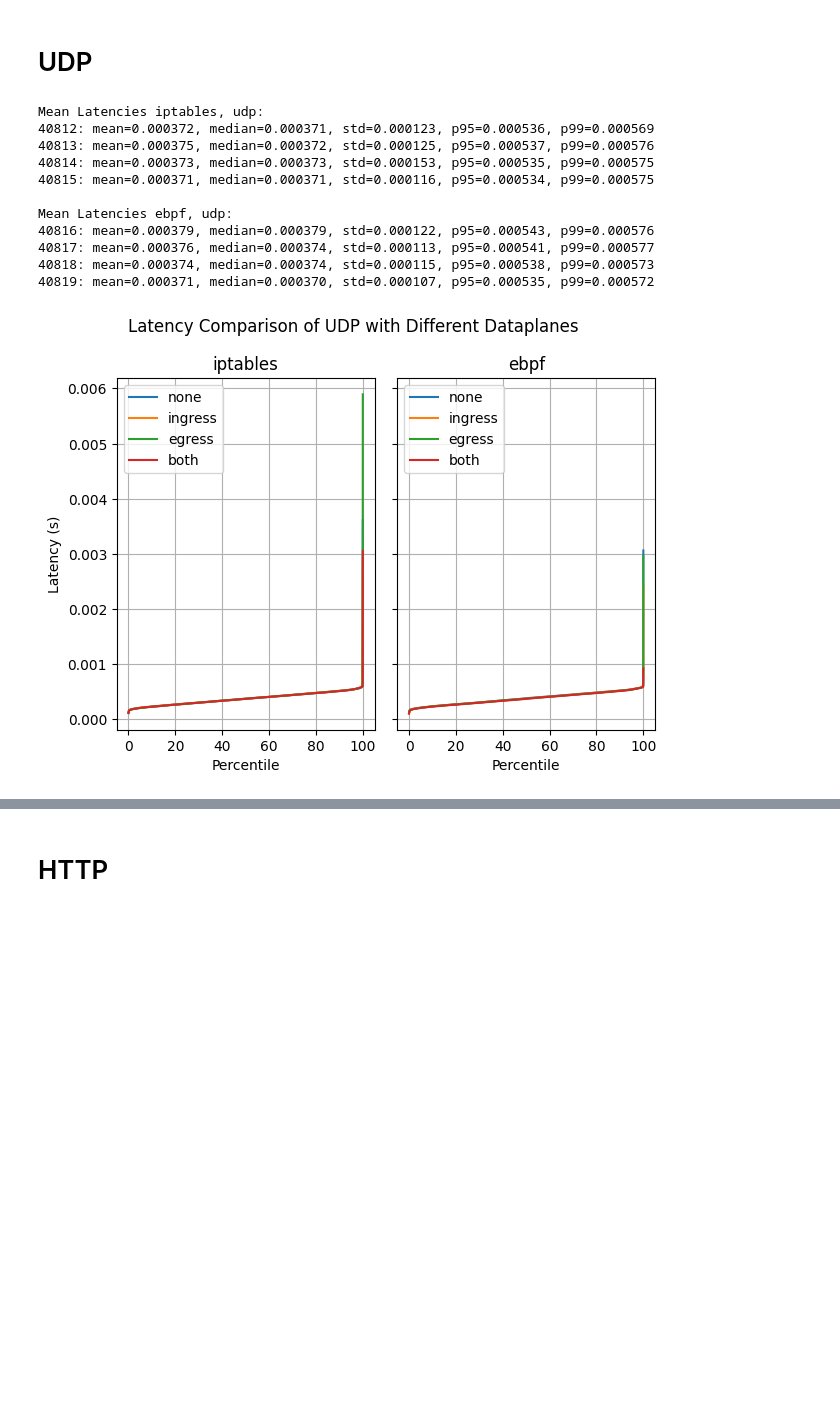
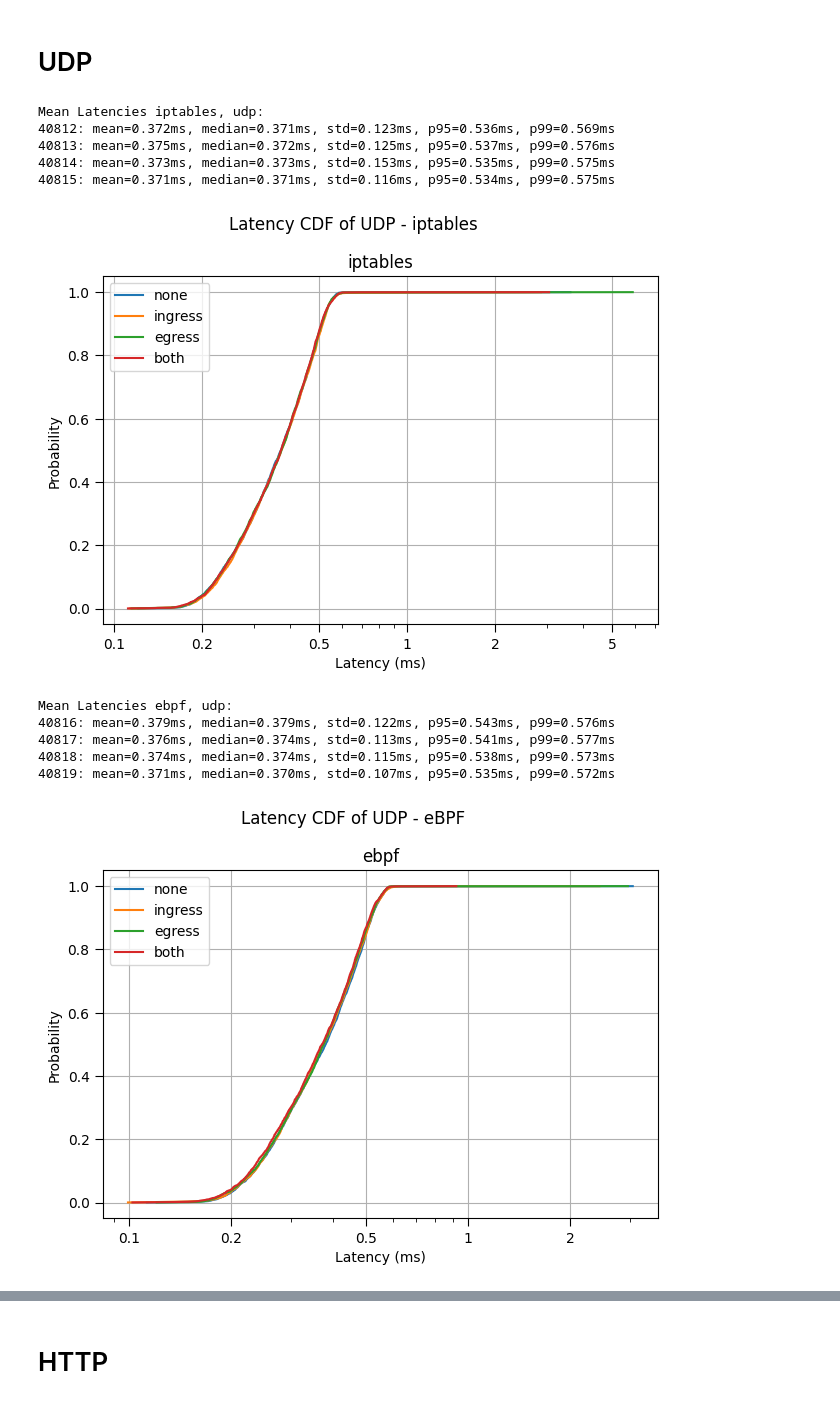
Before and after one commit to EmilZackrisson/thesis, a Jupyter notebook: Analysis/latency_combined_runs_1420.ipynb, the cells around one changed output, grey strips where cells are left out. Cells and saved outputs as stored; diff of their text form; code cells hidden in the pictures; blank space fills up the shorter version.

```diff
--- a/Analysis/latency_combined_runs_1420.ipynb
+++ b/Analysis/latency_combined_runs_1420.ipynb
@@ -387,35 +479,37 @@ Istio traffic (with acceleration + policy=true): using ebpf is 0.2% faster than
 # %% [markdown]
 # UDP
 # %%
-fig, axs = plt.subplots(1,2,sharey=True)
-fig.suptitle('Latency Comparison of UDP with Different Dataplanes')
+# UDP CDFs: separate figures per dataplane
 
 # iptables
-#experimentstocompare = ['40634', '40635', '40636', '40637']
 experimentstocompare = IPTABLES_UDP_EXPIDS
 print(f"Mean Latencies {get_experiment_info(experimentstocompare[0])['Dataplane']}, {get_experiment_info(experimentstocompare[0])['Protocol']}:")
-get_trace_dataset_and_plot(experimentstocompare, axs, index = 0, delay_key = "delay")
+fig, ax = plt.subplots()
+fig.suptitle('Latency CDF of UDP - iptables')
+get_trace_dataset_and_plot(experimentstocompare, ax, index=None, delay_key="delay")
+plt.tight_layout()
+plt.savefig('plots/latency_cdf_udp_iptables.pdf', format='pdf')
+plt.show()
 
 # eBPF
-#experimentstocompare = ['40725', '40726', '40727', '40728'] # Old MTU
-#experimentstocompare = ['40763', '40764', '40765', '40766'] # New MTU
 experimentstocompare = EBPF_UDP_EXPIDS
 print(f"\nMean Latencies {get_experiment_info(experimentstocompare[0])['Dataplane']}, {get_experiment_info(experimentstocompare[0])['Protocol']}:")
-get_trace_dataset_and_plot(experimentstocompare, axs, index = 1, delay_key = "delay")
-
+fig, ax = plt.subplots()
+fig.suptitle('Latency CDF of UDP - eBPF')
+get_trace_dataset_and_plot(experimentstocompare, ax, index=None, delay_key="delay")
 plt.tight_layout()
-plt.savefig('plots/latency_comparison_udp.pdf', format='pdf')
+plt.savefig('plots/latency_cdf_udp_ebpf.pdf', format='pdf')
 plt.show()
 # %% [output]
 Mean Latencies iptables, udp:
-40812: mean=0.000372, median=0.000371, std=0.000123, p95=0.000536, p99=0.000569
-40813: mean=0.000375, median=0.000372, std=0.000125, p95=0.000537, p99=0.000576
-40814: mean=0.000373, median=0.000373, std=0.000153, p95=0.000535, p99=0.000575
-40815: mean=0.000371, median=0.000371, std=0.000116, p95=0.000534, p99=0.000575
-
-Mean Latencies ebpf, udp:
-40816: mean=0.000379, median=0.000379, std=0.000122, p95=0.000543, p99=0.000576
-40817: mean=0.000376, median=0.000374, std=0.000113, p95=0.000541, p99=0.000577
-40818: mean=0.000374, median=0.000374, std=0.000115, p95=0.000538, p99=0.000573
-40819: mean=0.000371, median=0.000370, std=0.000107, p95=0.000535, p99=0.000572
+40812: mean=0.372ms, median=0.371ms, std=0.123ms, p95=0.536ms, p99=0.569ms
+40813: mean=0.375ms, median=0.372ms, std=0.125ms, p95=0.537ms, p99=0.576ms
+40814: mean=0.373ms, median=0.373ms, std=0.153ms, p95=0.535ms, p99=0.575ms
+40815: mean=0.371ms, median=0.371ms, std=0.116ms, p95=0.534ms, p99=0.575ms
-[figure, old version]
+[figure, new version]
+Mean Latencies ebpf, udp:
+40816: mean=0.379ms, median=0.379ms, std=0.122ms, p95=0.543ms, p99=0.576ms
+40817: mean=0.376ms, median=0.374ms, std=0.113ms, p95=0.541ms, p99=0.577ms
+40818: mean=0.374ms, median=0.374ms, std=0.115ms, p95=0.538ms, p99=0.573ms
+40819: mean=0.371ms, median=0.370ms, std=0.107ms, p95=0.535ms, p99=0.572ms
+[figure, added]
```
Also changed, not shown: parts of 11 cells of this notebook, 20 other files.
